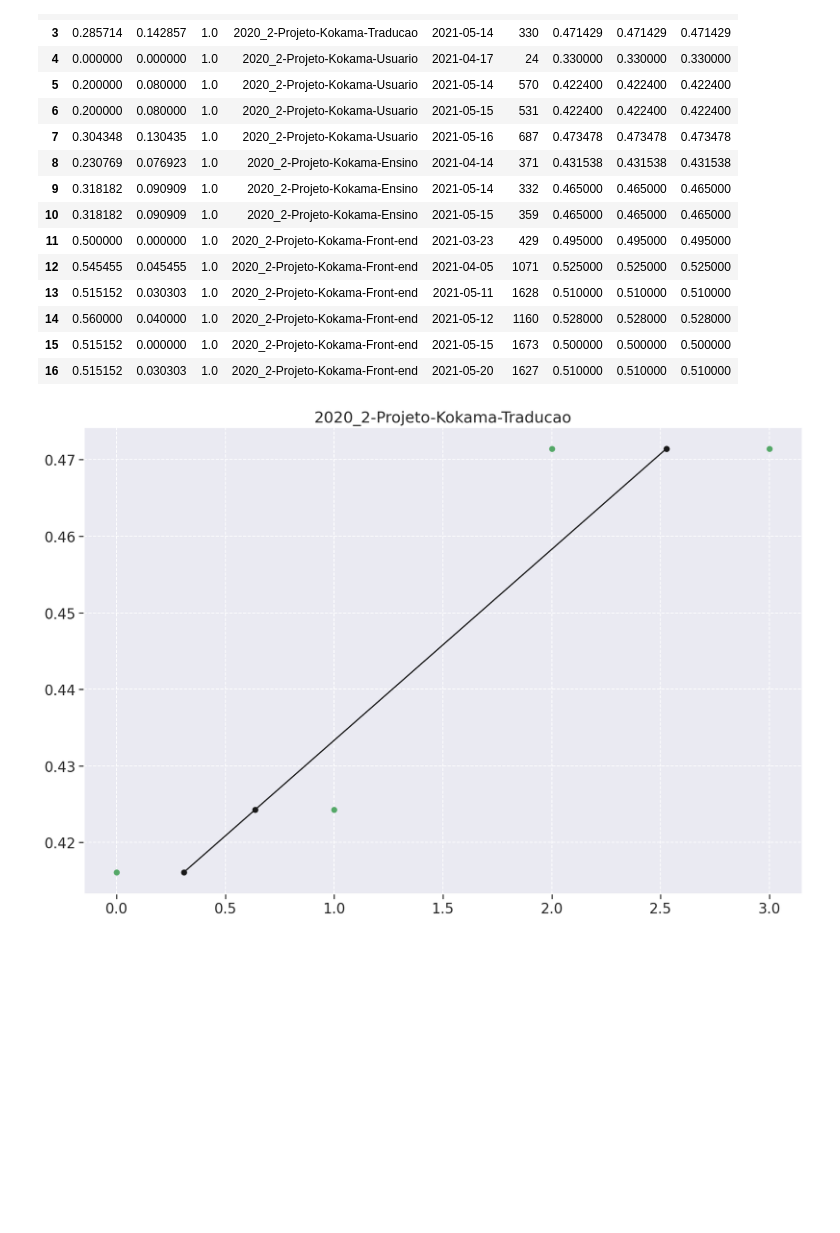
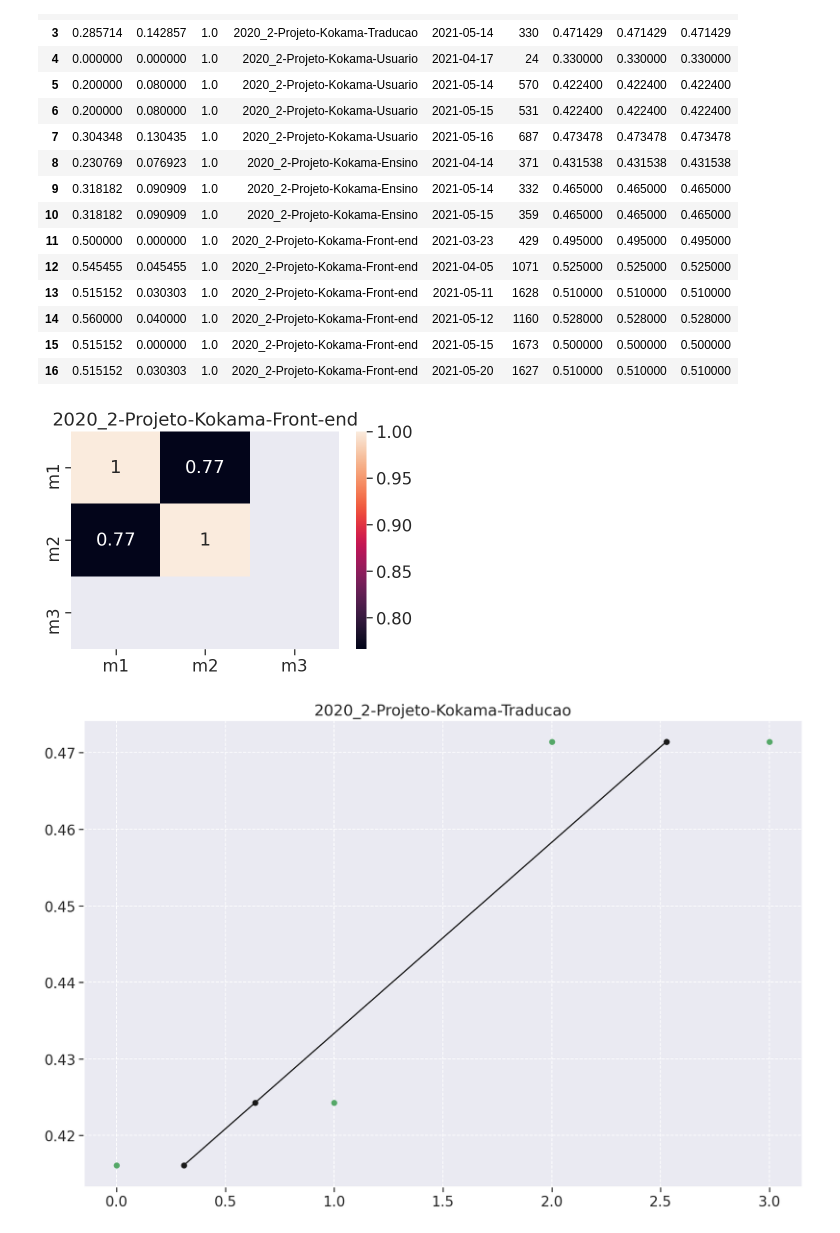
Before and after one commit to fga-eps-mds/2020.2-Projeto-Kokama-Wiki, a Jupyter notebook: analytics.ipynb, the cells around one changed output. Saved outputs shown, nothing was run; the diff lists cells and outputs as text; code cells hidden in the pictures; blank space fills up the shorter version.

```diff
--- a/analytics.ipynb
+++ b/analytics.ipynb
@@ -490,6 +490,13 @@ all_metrics_df
 | 14 | 0.560000 | 0.040000 | 1.0 | 2020_2-Projeto-Kokama-Front-end | 2021-05-12 | 1160 | 0.528000 | 0.528000 | 0.528000 |
 | 15 | 0.515152 | 0.000000 | 1.0 | 2020_2-Projeto-Kokama-Front-end | 2021-05-15 | 1673 | 0.500000 | 0.500000 | 0.500000 |
 | 16 | 0.515152 | 0.030303 | 1.0 | 2020_2-Projeto-Kokama-Front-end | 2021-05-20 | 1627 | 0.510000 | 0.510000 | 0.510000 |
+# %%
+plt.title('2020_2-Projeto-Kokama-Front-end')
+corrMatrix = all_metrics_df[["m1", "m2", "m3"]][(all_metrics_df['repository'] == '2020_2-Projeto-Kokama-Front-end')].corr()
+sns.heatmap(corrMatrix, annot=True)
+plt.show()
+# %% [output]
+[figure, added]
 # %%
 from sklearn.linear_model import LinearRegression
 
```
Also changed, not shown: parts of 1 cell of this notebook, 18 other files.
